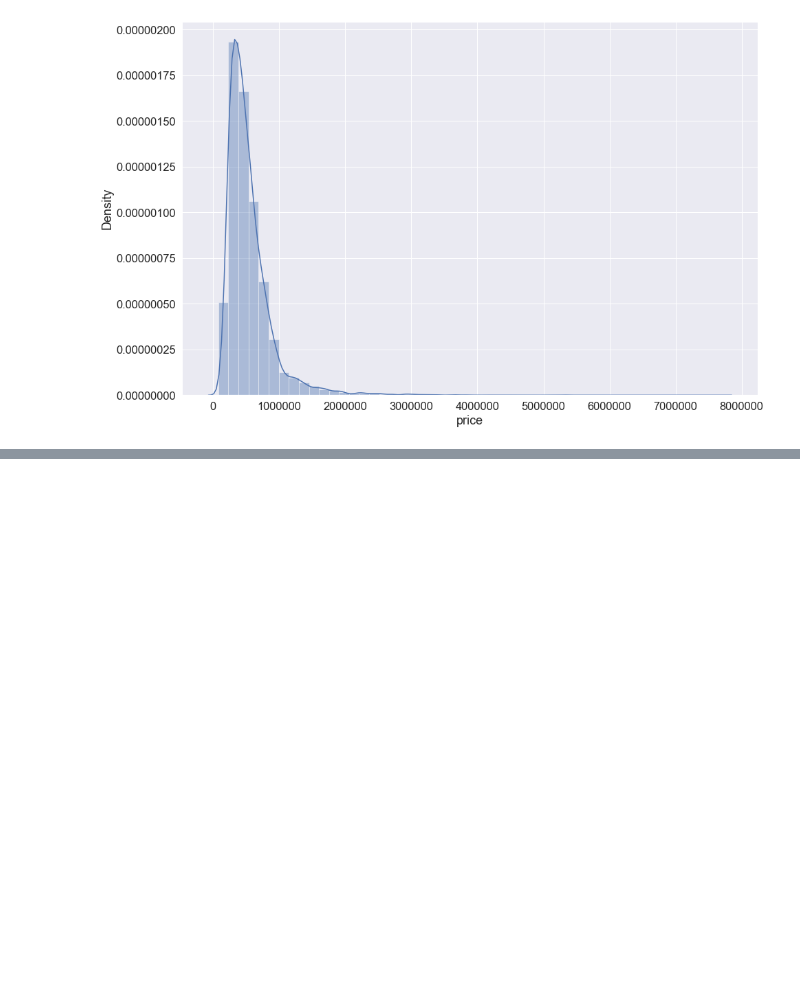
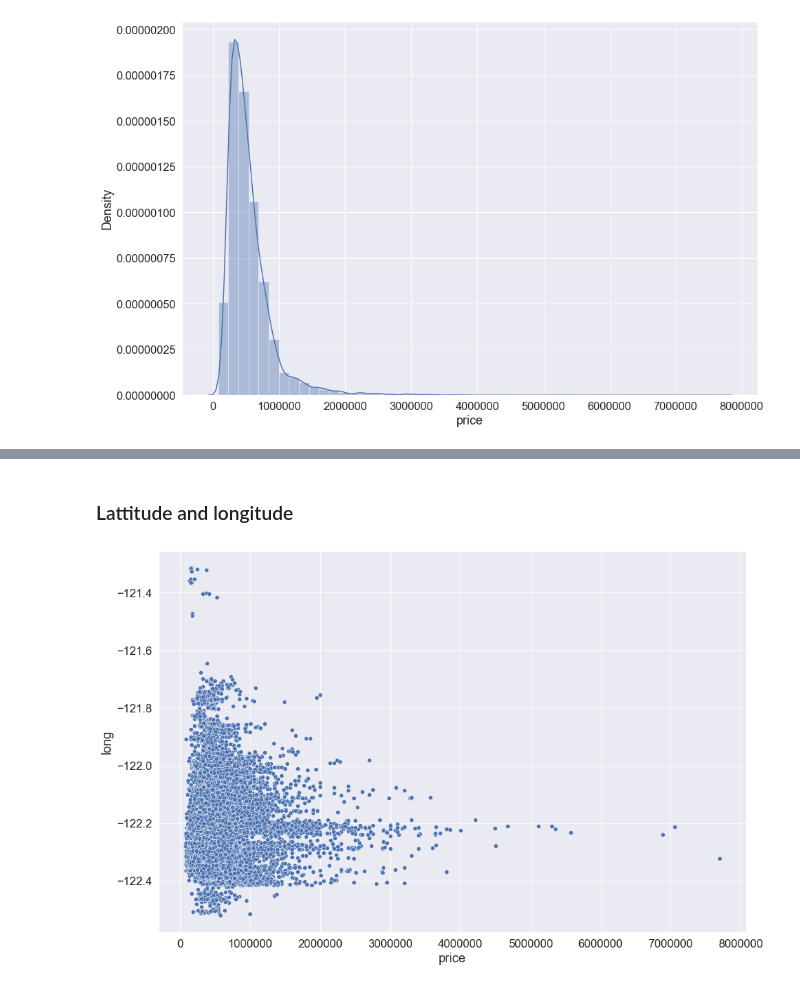
Before and after one commit to Ganesh4693/Tensorflow, a Jupyter notebook: Tensorflow.ipynb, the cells around one changed output, grey strips where cells are left out. Cells and saved outputs as stored; diff of their text form; code cells hidden in the pictures; blank space fills up the shorter version.

```diff
--- a/Tensorflow.ipynb
+++ b/Tensorflow.ipynb
@@ -94,0 +150,8 @@ plt.ticklabel_format(style='plain', axis='both')
+# %% [markdown]
+### Lattitude and longitude
+# %%
+plt.figure(figsize=(15,10))
+sns.scatterplot(x='price',y='long',data=df)
+plt.ticklabel_format(style='plain', axis='both')
+# %% [output]
+[figure, added]
```
Also changed, not shown: parts of 51 cells of this notebook.
